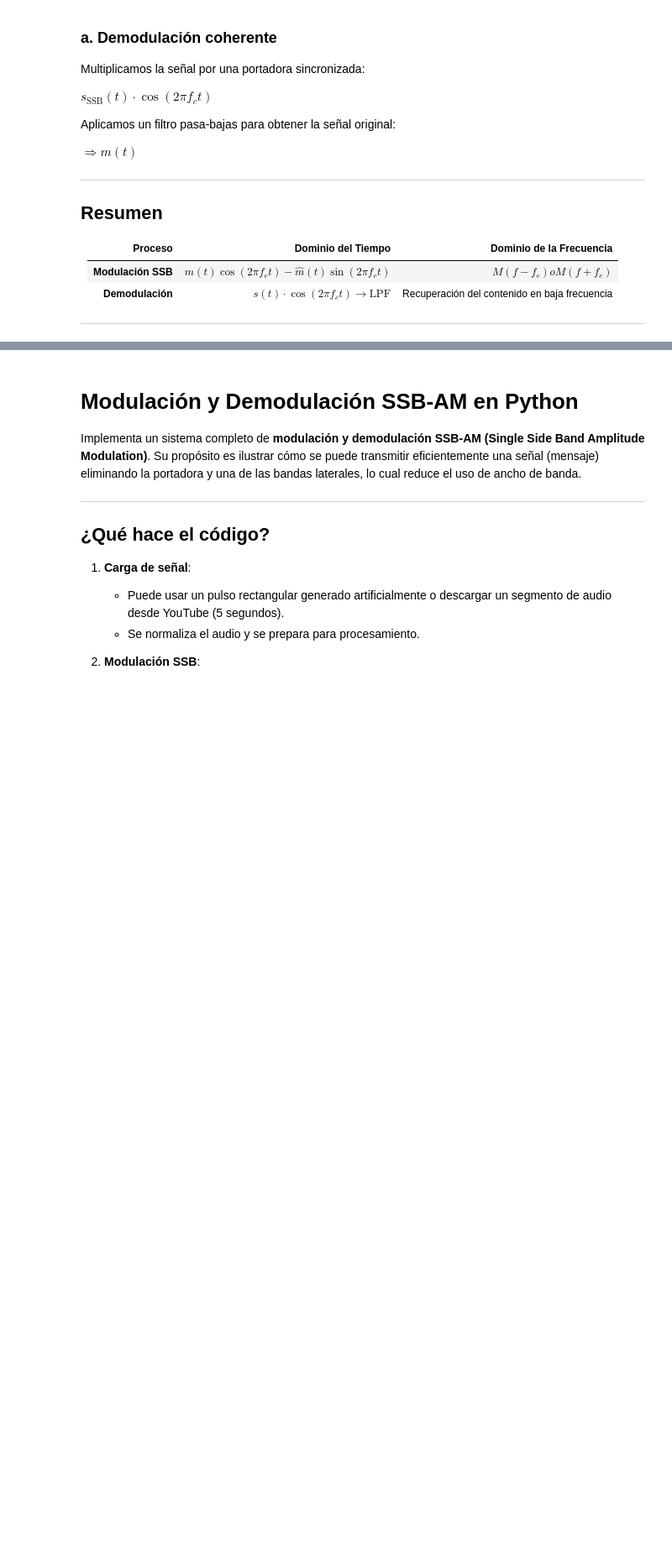
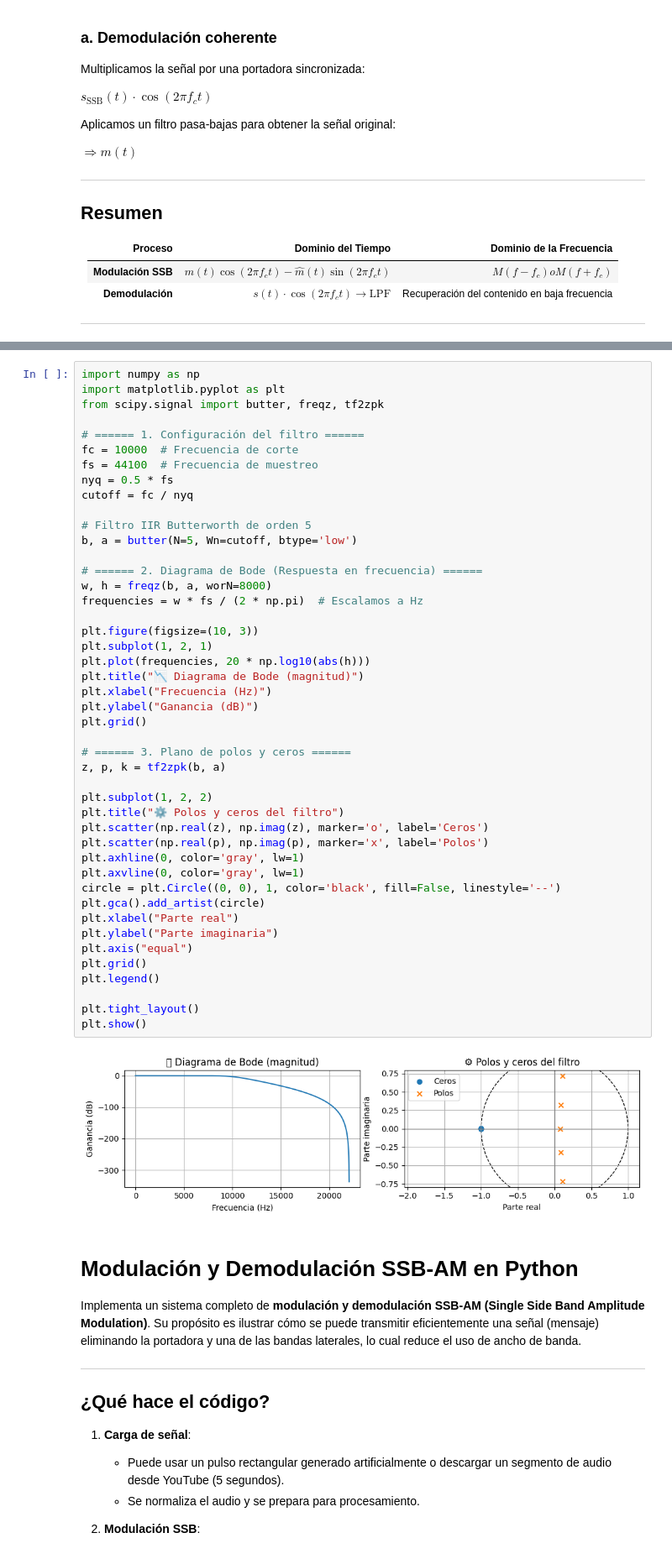
Before and after one commit to sofial47/senalesysistemas, a Jupyter notebook: parcial2.ipynb, the cells around one changed output, grey strips where cells are left out. Shown at 84% size. Drawn from its saved outputs; the diff is of its cells as text; blank space fills up the shorter version.

```diff
--- a/parcial2.ipynb
+++ b/parcial2.ipynb
@@ -605,6 +613,53 @@ Generando audios...
 [interactive output not drawn]
 🔈 Señal demodulada:
 [interactive output not drawn]
+# %%
+import numpy as np
+import matplotlib.pyplot as plt
+from scipy.signal import butter, freqz, tf2zpk
+
+# ====== 1. Configuración del filtro ======
+fc = 10000  # Frecuencia de corte
+fs = 44100  # Frecuencia de muestreo
+nyq = 0.5 * fs
+cutoff = fc / nyq
+
+# Filtro IIR Butterworth de orden 5
+b, a = butter(N=5, Wn=cutoff, btype='low')
+
+# ====== 2. Diagrama de Bode (Respuesta en frecuencia) ======
+w, h = freqz(b, a, worN=8000)
+frequencies = w * fs / (2 * np.pi)  # Escalamos a Hz
+
+plt.figure(figsize=(10, 3))
+plt.subplot(1, 2, 1)
+plt.plot(frequencies, 20 * np.log10(abs(h)))
+plt.title("📉 Diagrama de Bode (magnitud)")
+plt.xlabel("Frecuencia (Hz)")
+plt.ylabel("Ganancia (dB)")
+plt.grid()
+
+# ====== 3. Plano de polos y ceros ======
+z, p, k = tf2zpk(b, a)
+
+plt.subplot(1, 2, 2)
+plt.title("⚙️ Polos y ceros del filtro")
+plt.scatter(np.real(z), np.imag(z), marker='o', label='Ceros')
+plt.scatter(np.real(p), np.imag(p), marker='x', label='Polos')
+plt.axhline(0, color='gray', lw=1)
+plt.axvline(0, color='gray', lw=1)
+circle = plt.Circle((0, 0), 1, color='black', fill=False, linestyle='--')
+plt.gca().add_artist(circle)
+plt.xlabel("Parte real")
+plt.ylabel("Parte imaginaria")
+plt.axis("equal")
+plt.grid()
+plt.legend()
+
+plt.tight_layout()
+plt.show()
+# %% [output]
+[figure, added]
 # %% [markdown]
 #  Modulación y Demodulación SSB-AM en Python
 
```
Also changed, not shown: parts of 1 cell of this notebook.
